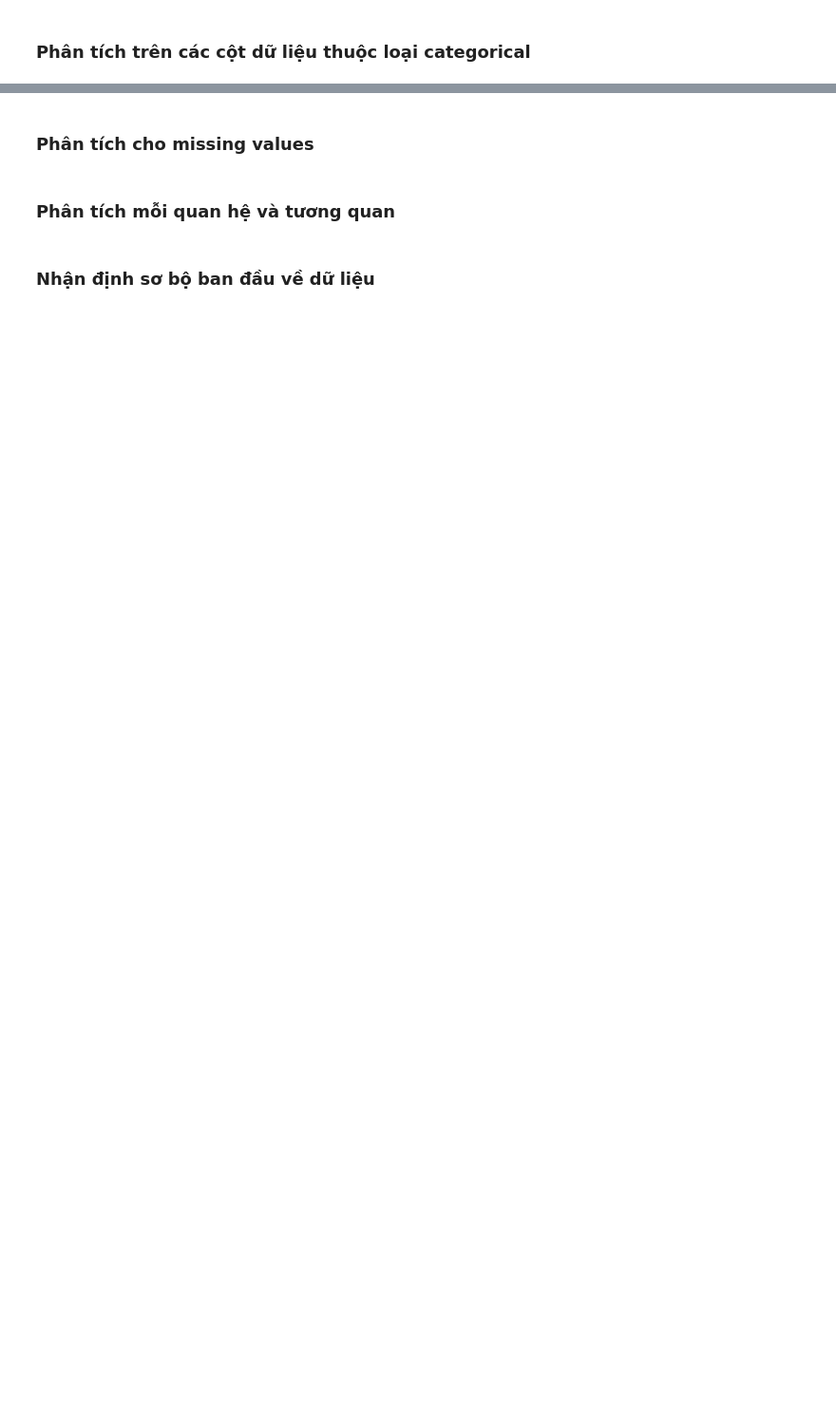
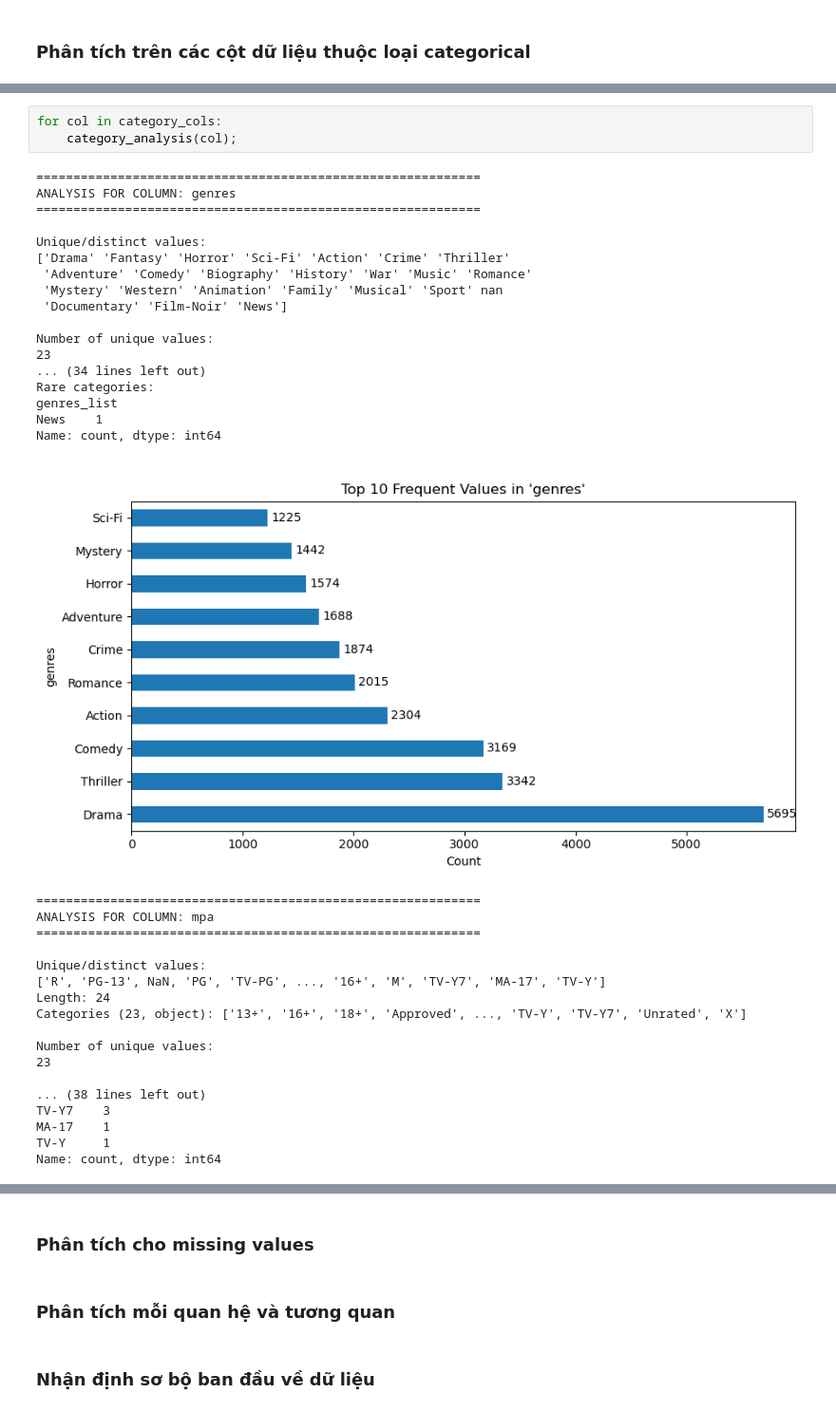
Before and after one commit to Kyoyooo/Movie-Rating-Prediction-Model, a Jupyter notebook: notebooks/Data explorations.ipynb, the cells around one changed output, grey strips where cells are left out. Shown at 95% size. Cells and saved outputs as stored; diff of their text form; blank space fills up the shorter version.

```diff
--- a/notebooks/Data explorations.ipynb
+++ b/notebooks/Data explorations.ipynb
@@ -98,0 +336,39 @@ Có đặc trưng nào có kdl không phù hợp không ? Nếu có nên chuyể
+# %%
+for col in category_cols:
+    category_analysis(col);
+# %% [output]
+============================================================
+ANALYSIS FOR COLUMN: genres
+============================================================
+
+Unique/distinct values:
+['Drama' 'Fantasy' 'Horror' 'Sci-Fi' 'Action' 'Crime' 'Thriller'
+ 'Adventure' 'Comedy' 'Biography' 'History' 'War' 'Music' 'Romance'
+ 'Mystery' 'Western' 'Animation' 'Family' 'Musical' 'Sport' nan
+ 'Documentary' 'Film-Noir' 'News']
+
+Number of unique values:
+23
+... (34 lines left out)
+Rare categories:
+genres_list
+News    1
+Name: count, dtype: int64
+[figure, added]
+============================================================
+ANALYSIS FOR COLUMN: mpa
+============================================================
+
+Unique/distinct values:
+['R', 'PG-13', NaN, 'PG', 'TV-PG', ..., '16+', 'M', 'TV-Y7', 'MA-17', 'TV-Y']
+Length: 24
+Categories (23, object): ['13+', '16+', '18+', 'Approved', ..., 'TV-Y', 'TV-Y7', 'Unrated', 'X']
+
+Number of unique values:
+23
+
+... (38 lines left out)
+TV-Y7    3
+MA-17    1
+TV-Y     1
+Name: count, dtype: int64
```
Also changed, not shown: parts of 14 cells of this notebook.
